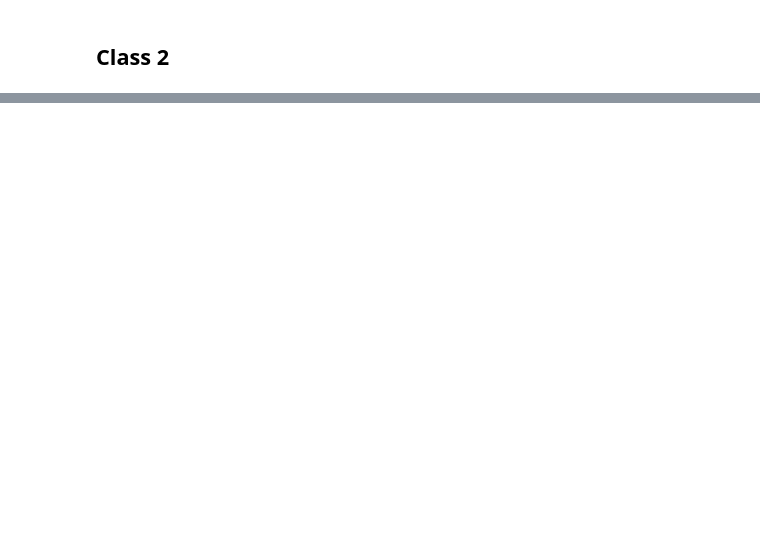
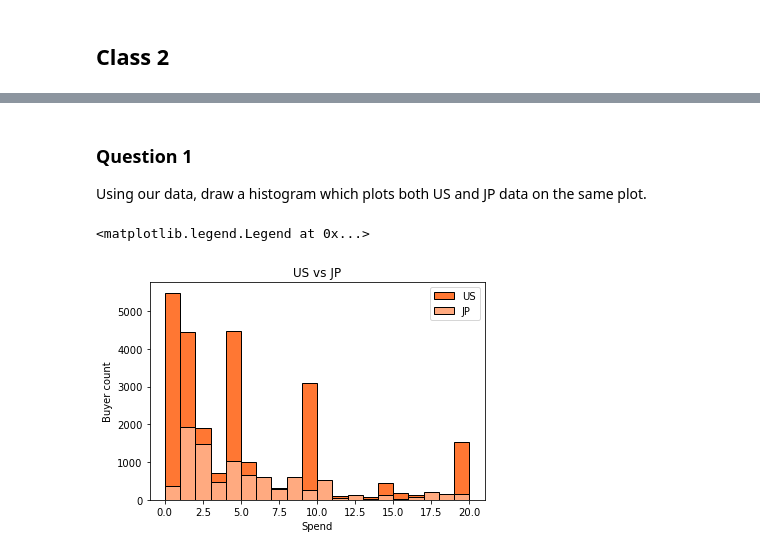
Before and after one commit to qinqinzhao/BA501_Week4, a Jupyter notebook: BA501_week4_homework.ipynb, the cells around one changed output, grey strips where cells are left out. Drawn from its saved outputs; the diff is of its cells as text; code cells hidden in the pictures; blank space fills up the shorter version.

```diff
--- a/BA501_week4_homework.ipynb
+++ b/BA501_week4_homework.ipynb
@@ -51,4 +127,23 @@ my_data.head(5)
 | 2 | US | 2017-04-04 | 12624549 | 1549342062436664018 | 39.99 | 3659561261588336546 | ANDROID_APPS |
 | 3 | US | 2017-04-04 | 12624549 | 7771425263197855716 | 19.99 | 3659561261588336546 | ANDROID_APPS |
 | 4 | US | 2017-04-01 | 12624549 | 17943210556580942992 | 19.99 | 3659561261588336546 | ANDROID_APPS |
+# %% [markdown]
+### Question 1
+Using our data, draw a histogram which plots both US and JP data on the same plot.
+# %%
+my_series_jp = my_data["spend_usd"][(my_data.spend_usd < 20) & (my_data.country == "JP")]
+my_series_us = my_data["spend_usd"][(my_data.spend_usd < 20) & (my_data.country == "US")]
+
+fig, ax = plt.subplots()
+ax.hist(my_series_us, bins=20, color = "#ff7733", edgecolor="black", label="US")
+ax.hist(my_series_jp, bins=20, color = "#ffaa80", edgecolor="black", label='JP')
+
+ax.set_title("US vs JP")
+ax.set_ylabel("Buyer count")
+ax.set_xlabel("Spend")
+
+plt.legend(["US", "JP"], loc="upper right")
+# %% [output]
+<matplotlib.legend.Legend at 0x...>
+[figure, added]
 # %% [markdown]
```
Also changed, not shown: parts of 22 cells of this notebook.
